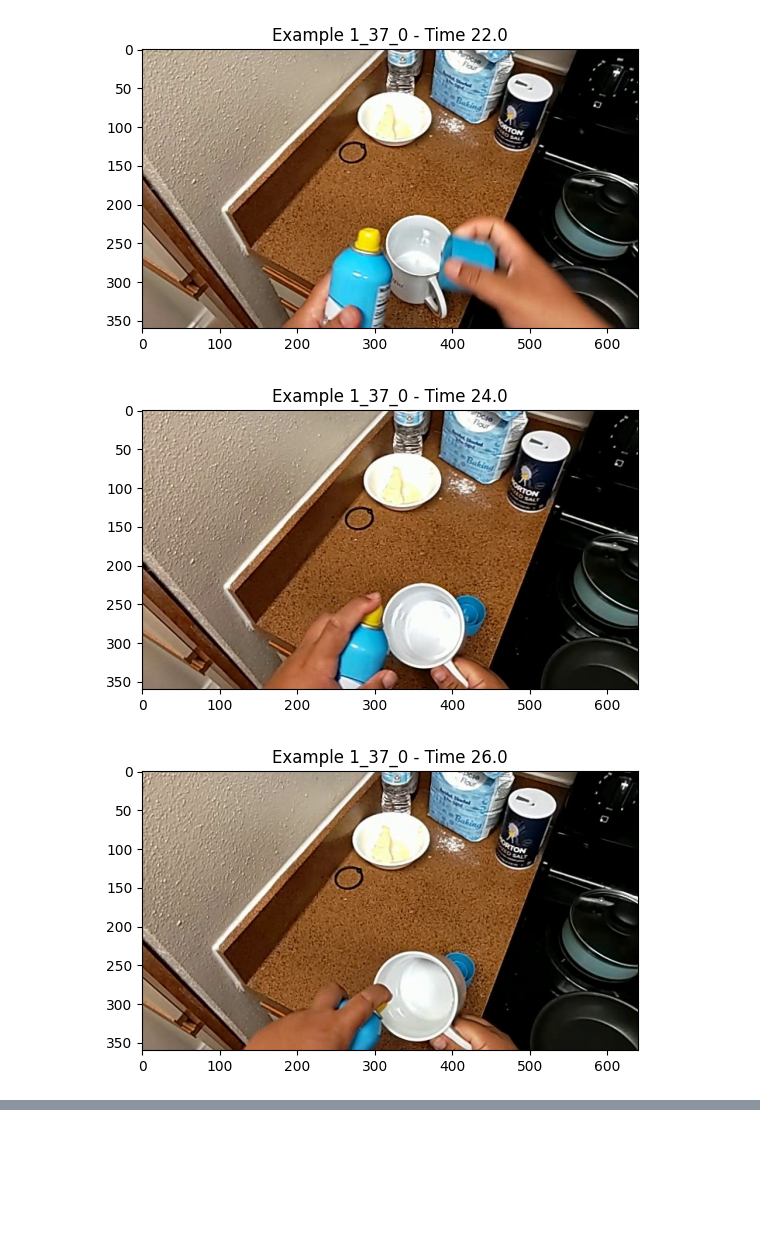
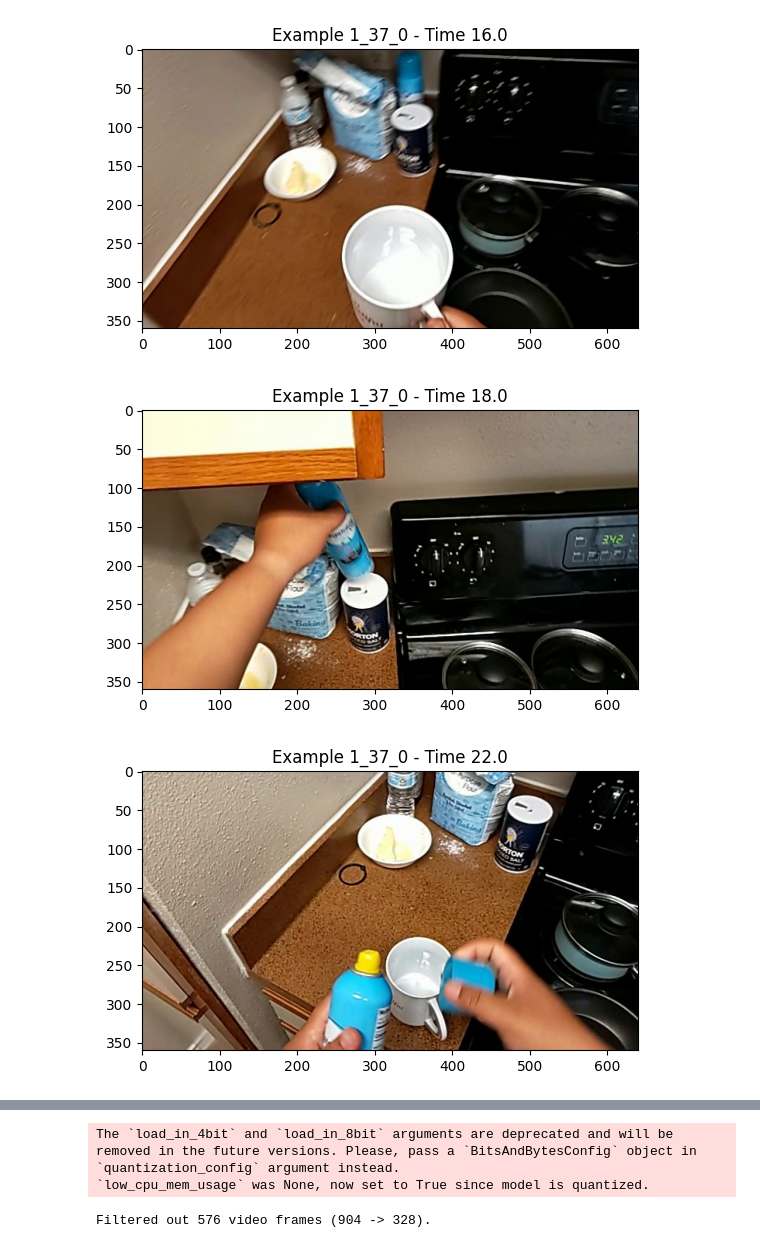
Before and after one commit to sled-group/Transparent-Coherent-PMD, a Jupyter notebook: data_visualization.ipynb, the cells around one changed output, grey strips where cells are left out. Drawn from its saved outputs; the diff is of its cells as text; code cells hidden in the pictures; blank space fills up the shorter version.

```diff
--- a/data_visualization.ipynb
+++ b/data_visualization.ipynb
@@ -16,12 +40,46 @@ PARTITION = "val"
 
 # Load mistake detection dataset
 dataset = CaptainCook4DDataset(data_split=PARTITION,
-                               debug_n_examples_per_class=None)
+                               debug_n_examples_per_class=20)
 # %%
 import matplotlib.pyplot as plt
 
 RETRIEVE_ID = "1_37_0"
-RETRIEVE_TIMES = [20.0, 22.0, 24.0, 26.0, 28.0, 30.0, 32.0, 34.0, 36.0, 38.0, 40.0, 41.238]
+RETRIEVE_TIMES = [
+                14.0,
+                16.0,
+                18.0,
+                22.0,
+                24.0,
+                26.0,
+                28.0,
+                30.0,
+                32.0,
+                34.0
+            ]
+
+# RETRIEVE_ID = "10_46_1"
+# RETRIEVE_TIMES = [
+#                 0.0,
+#                 2.0,
+#                 4.0,
+#                 6.0,
+#                 10.0,
+#                 14.0,
+#                 16.0,
+#                 18.0,
+#                 20.0,
+#                 22.0,
+#                 24.0,
+#                 24.516
+#             ]
+
+# RETRIEVE_ID = "1_37_2"
+# RETRIEVE_TIMES = [
+#                 0.0,
+#                 6.0,
+#                 80.0
+#             ]
 
 try:
     retrieve_example = [example for example in dataset if example.example_id == RETRIEVE_ID][0]
@@ -44,3 +102,3 @@ for time in RETRIEVE_TIMES:
-[figure, old version]
+[figure, new version]
-[figure, old version]
+[figure, new version]
-[figure, old version]
+[figure, new version]
@@ -54,0 +111,23 @@ for time in RETRIEVE_TIMES:
+# %%
+from travel.constants import MODEL_CACHE_DIR
+import os
+os.environ['HF_HOME'] = MODEL_CACHE_DIR
+
+from travel.model.vqg import load_vqg_outputs
+
+from transformers import AutoProcessor, AutoModelForVision2Seq, Owlv2Processor, Owlv2ForObjectDetection
+
+vqg_outputs = load_vqg_outputs("/home/sstorks/coe-chaijy/sstorks/simulation_informed_pcr4nlu/TRAVEl/saved_results/vqg/VQG_Llama-2-7b-hf_icl5_20240227131939")
+
+# Load OWL object detector for filtering frames, and filter frames
+detector_processor = Owlv2Processor.from_pretrained("google/owlv2-base-patch16")
+detector = Owlv2ForObjectDetection.from_pretrained("google/owlv2-base-patch16", load_in_8bit=True)
+# %% [output]
+The `load_in_4bit` and `load_in_8bit` arguments are deprecated and will be removed in the future versions. Please, pass a `BitsAndBytesConfig` object in `quantization_config` argument instead.
+`low_cpu_mem_usage` was None, now set to True since model is quantized.
+# %%
+from travel.model.grounding import filter_frames_by_target_objects
+
+dataset = filter_frames_by_target_objects(dataset, detector, detector_processor, vqg_outputs)
+# %% [output]
+Filtered out 576 video frames (904 -> 328).
```
Also changed, not shown: parts of 3 cells of this notebook, 7 other files.
